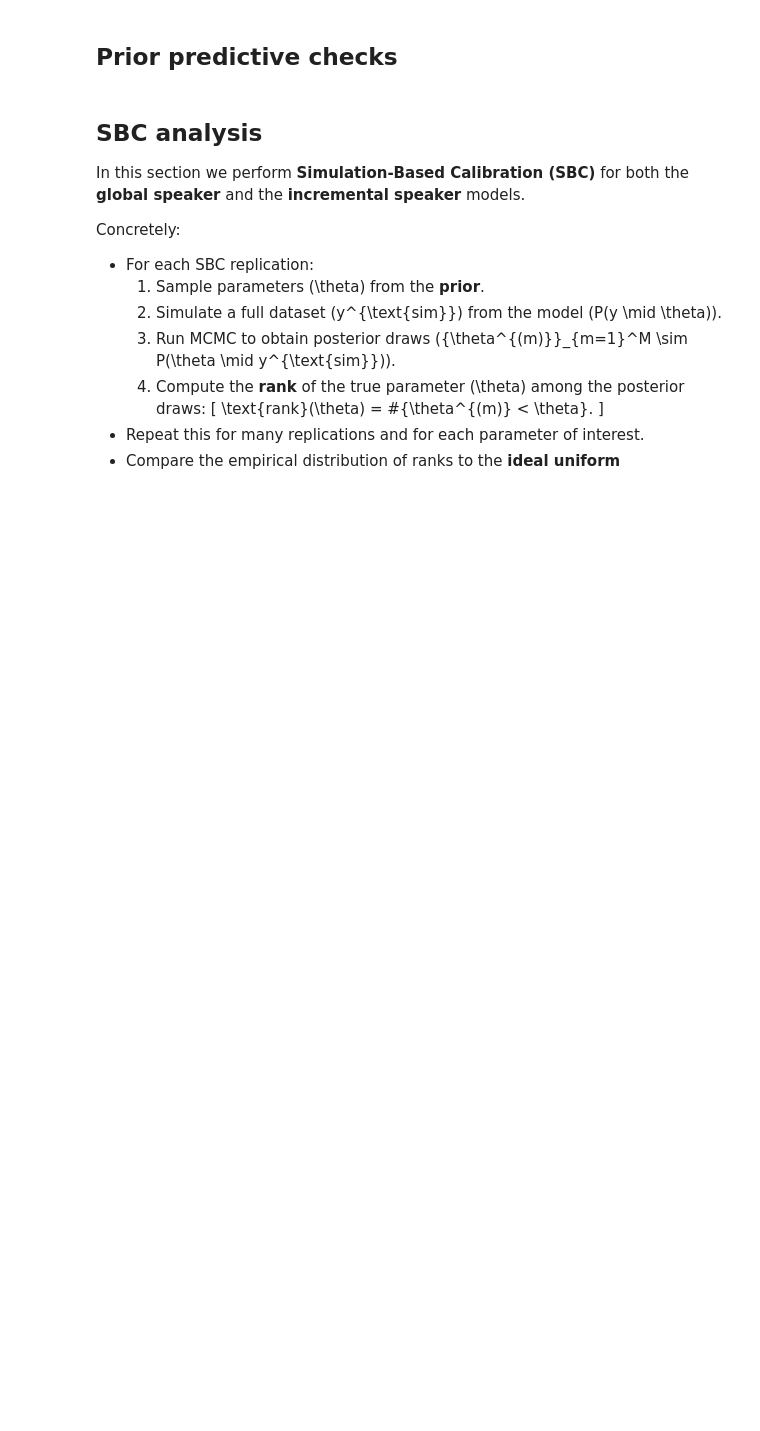
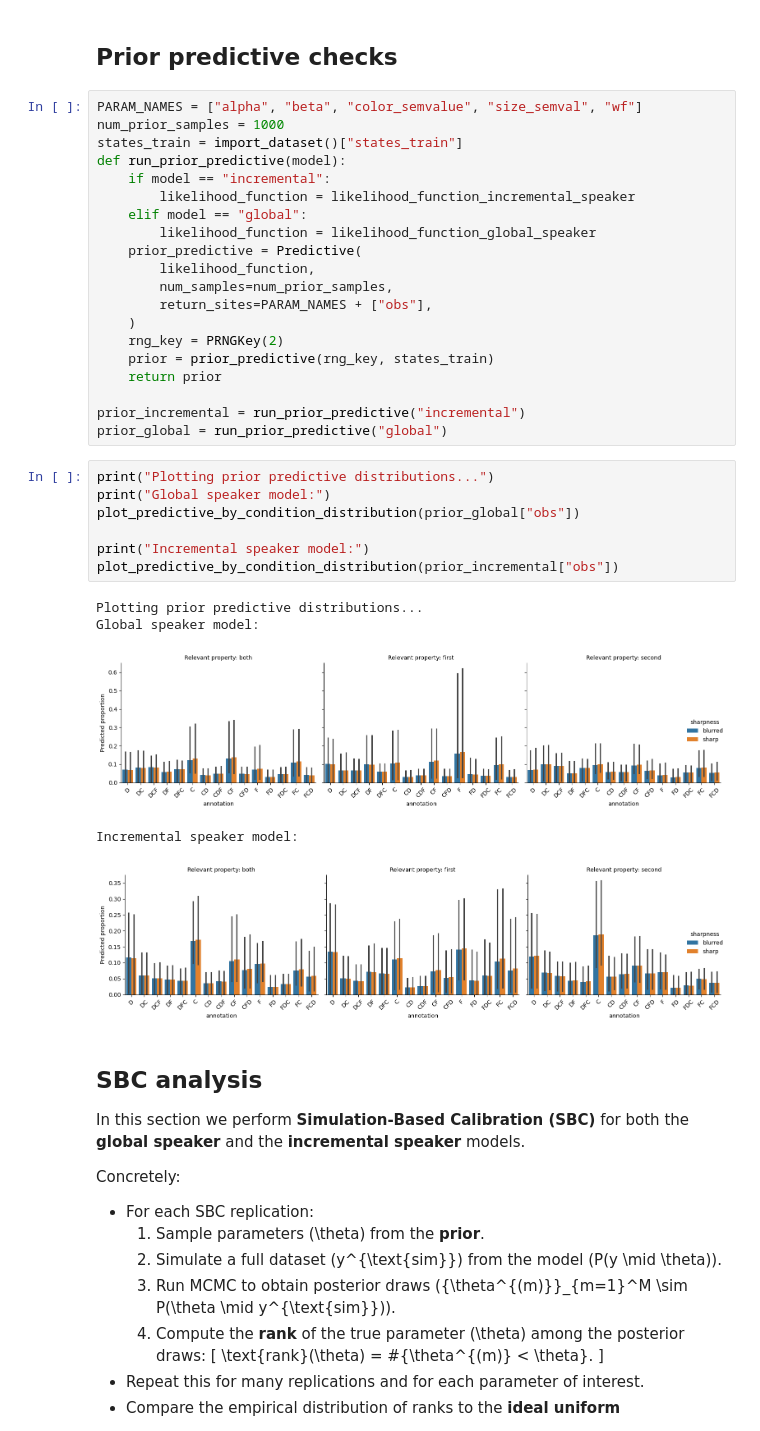
Before and after one commit to HeningWang/numpyro_adjective_modelling, a Jupyter notebook: 05-modelling-production-data/analyse_inference.ipynb, the cells around one changed output. Drawn from its saved outputs; the diff is of its cells as text; blank space fills up the shorter version.

Commit message:
add prior predictive

```diff
--- a/05-modelling-production-data/analyse_inference.ipynb
+++ b/05-modelling-production-data/analyse_inference.ipynb
@@ -27,5 +25,38 @@ import arviz as az
 # %% [markdown]
 ## Prior predictive checks
+# %%
+PARAM_NAMES = ["alpha", "beta", "color_semvalue", "size_semval", "wf"]
+num_prior_samples = 1000
+states_train = import_dataset()["states_train"]
+def run_prior_predictive(model):
+    if model == "incremental":
+        likelihood_function = likelihood_function_incremental_speaker
+    elif model == "global":
+        likelihood_function = likelihood_function_global_speaker
+    prior_predictive = Predictive(
+        likelihood_function,
+        num_samples=num_prior_samples,
+        return_sites=PARAM_NAMES + ["obs"],
+    )
+    rng_key = PRNGKey(2)
+    prior = prior_predictive(rng_key, states_train)
+    return prior
+
+prior_incremental = run_prior_predictive("incremental")
+prior_global = run_prior_predictive("global")
+# %%
+print("Plotting prior predictive distributions...")
+print("Global speaker model:")
+plot_predictive_by_condition_distribution(prior_global["obs"])
+
+print("Incremental speaker model:")
+plot_predictive_by_condition_distribution(prior_incremental["obs"])
+# %% [output]
+Plotting prior predictive distributions...
+Global speaker model:
+[figure, added]
+Incremental speaker model:
+[figure, added]
 # %% [markdown]
 ## SBC analysis
 
```
Also changed, not shown: parts of 1 cell of this notebook, 1 other file.
